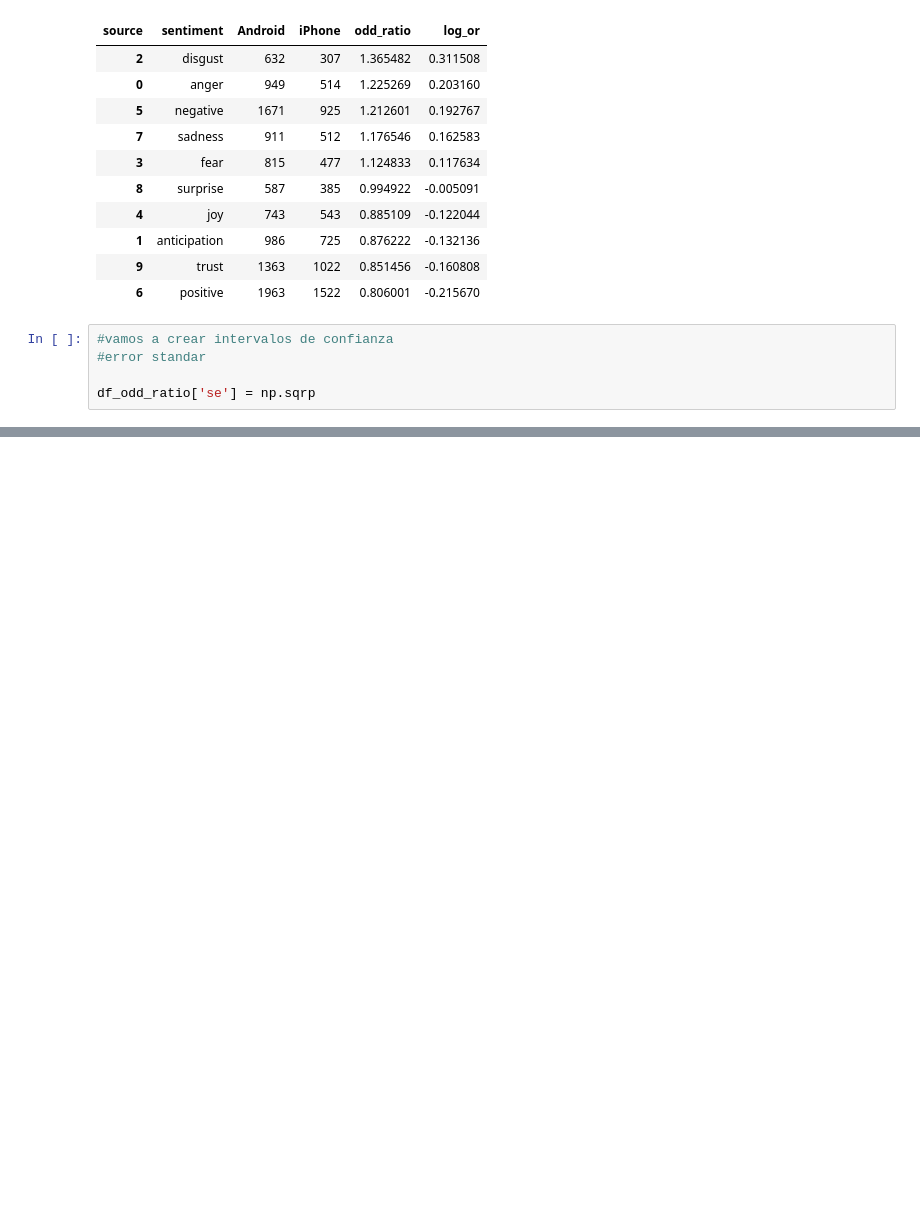
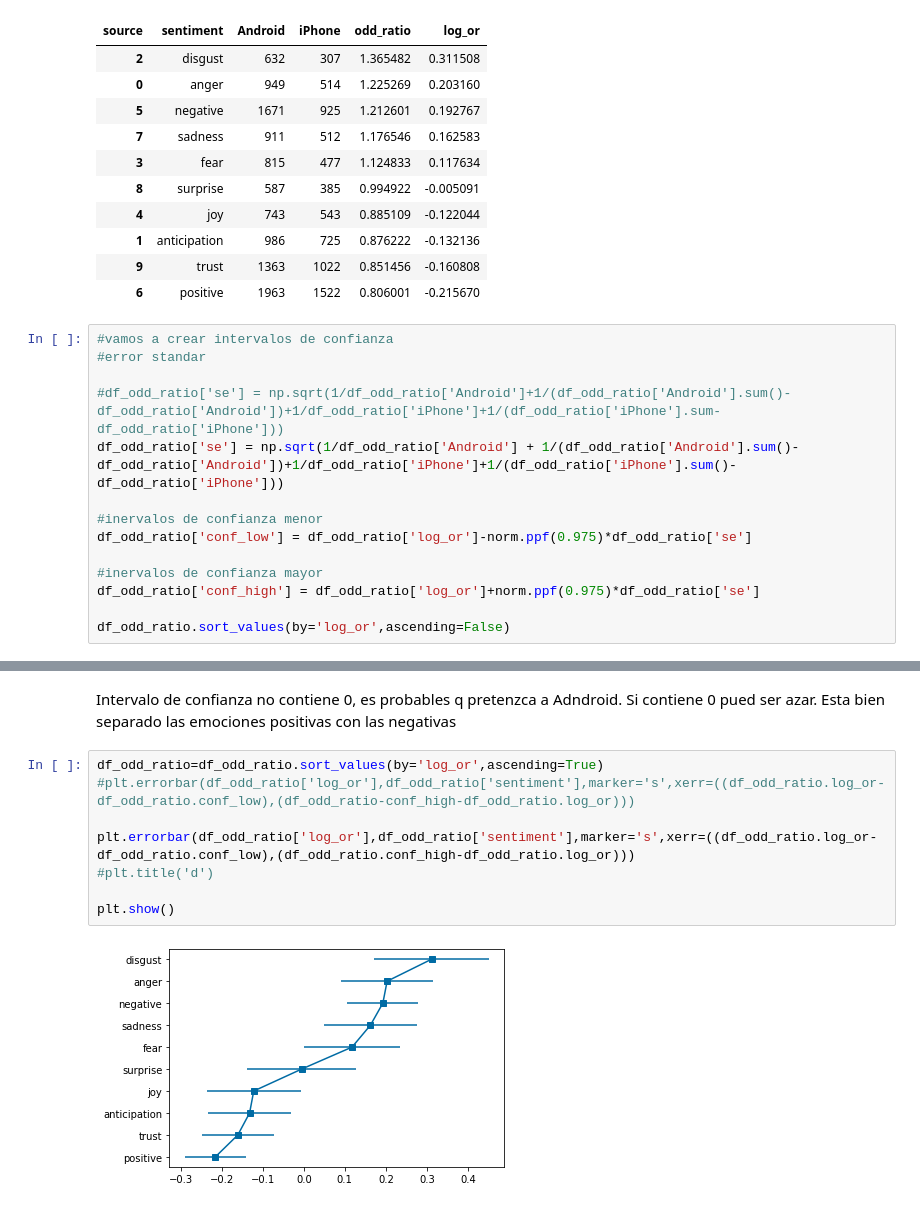
Before and after one commit to andreaj-it/INTRO-TO-NLP, a Jupyter notebook: src/Analyzing_Tweets_4GKS.ipynb, the cells around one changed output, grey strips where cells are left out. Saved outputs shown, nothing was run; the diff lists cells and outputs as text; blank space fills up the shorter version.

```diff
--- a/src/Analyzing_Tweets_4GKS.ipynb
+++ b/src/Analyzing_Tweets_4GKS.ipynb
@@ -441,8 +441,17 @@ df_odd_ratio.sort_values(by='log_or',ascending=False)
 | 1 | anticipation | 986 | 725 | 0.876222 | -0.132136 |
 | 9 | trust | 1363 | 1022 | 0.851456 | -0.160808 |
 | 6 | positive | 1963 | 1522 | 0.806001 | -0.215670 |
-# %%
-#vamos a crear intervalos de confianza
-#error standar
-
-df_odd_ratio['se'] = np.sqrp
+# %%
+#vamos a crear intervalos de confianza
+#error standar
+
+#df_odd_ratio['se'] = np.sqrt(1/df_odd_ratio['Android']+1/(df_odd_ratio['Android'].sum()-df_odd_ratio['Android'])+1/df_odd_ratio['iPhone']+1/(df_odd_ratio['iPhone'].sum-df_odd_ratio['iPhone']))
+df_odd_ratio['se'] = np.sqrt(1/df_odd_ratio['Android'] + 1/(df_odd_ratio['Android'].sum()-df_odd_ratio['Android'])+1/df_odd_ratio['iPhone']+1/(df_odd_ratio['iPhone'].sum()-df_odd_ratio['iPhone']))
+
+#inervalos de confianza menor
+df_odd_ratio['conf_low'] = df_odd_ratio['log_or']-norm.ppf(0.975)*df_odd_ratio['se']
+
+#inervalos de confianza mayor
+df_odd_ratio['conf_high'] = df_odd_ratio['log_or']+norm.ppf(0.975)*df_odd_ratio['se']
+
+df_odd_ratio.sort_values(by='log_or',ascending=False)
@@ -448,0 +470,13 @@ df_odd_ratio['se'] = np.sqrp
+# %% [markdown]
+Intervalo de confianza no contiene 0, es probables q pretenzca a Adndroid.
+Si contiene 0 pued ser azar. Esta bien separado las emociones positivas con las negativas
+# %%
+df_odd_ratio=df_odd_ratio.sort_values(by='log_or',ascending=True)
+#plt.errorbar(df_odd_ratio['log_or'],df_odd_ratio['sentiment'],marker='s',xerr=((df_odd_ratio.log_or-df_odd_ratio.conf_low),(df_odd_ratio-conf_high-df_odd_ratio.log_or)))
+
+plt.errorbar(df_odd_ratio['log_or'],df_odd_ratio['sentiment'],marker='s',xerr=((df_odd_ratio.log_or-df_odd_ratio.conf_low),(df_odd_ratio.conf_high-df_odd_ratio.log_or)))
+#plt.title('d')
+
+plt.show()
+# %% [output]
+[figure, added]
```
Also changed, not shown: parts of 1 cell of this notebook.
